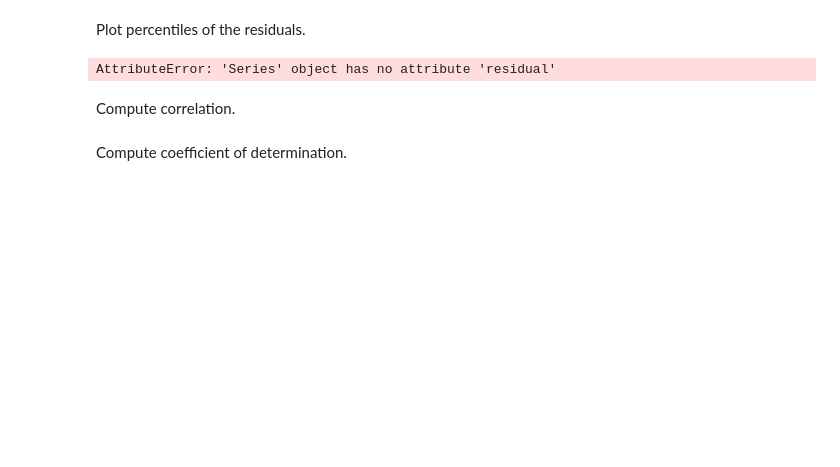
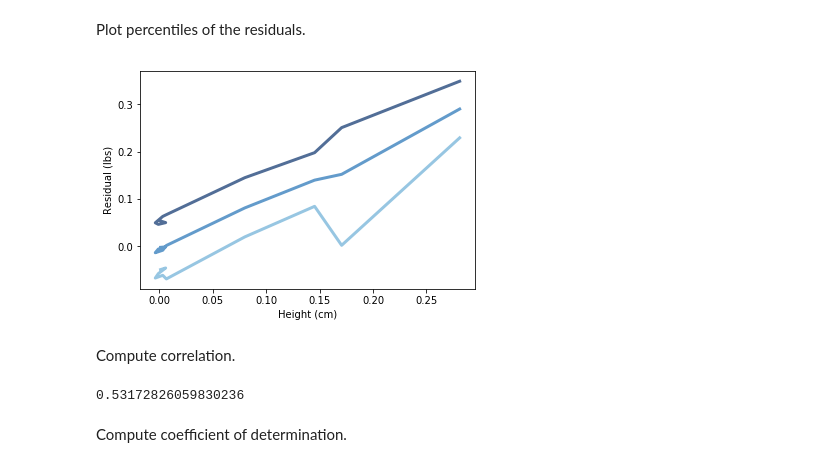
Before and after one commit to SeanCCarter/ThinkStats2, a Jupyter notebook: code/chap10mine.ipynb, the cells around one changed output. Drawn from its saved outputs; the diff is of its cells as text; code cells hidden in the pictures; blank space fills up the shorter version.

```diff
--- a/code/chap10mine.ipynb
+++ b/code/chap10mine.ipynb
@@ -435,18 +446,19 @@ Make the same plot but apply the inverse transform to show weights on a linear (
 # %% [markdown]
 Plot percentiles of the residuals.
 # %%
-bins = np.arange(1.4, 2.4, 3)
-indices = np.digitize(log_weights, bins)
-groups = heights.groupby(indices)
+df['residual'] = Residuals(heights, log_weights, inter, slope)
 
-age_means = [group.mean() for _, group in groups][1:-1]
+bins = np.arange(100, 210, 10)
+indices = np.digitize(df.htm3, bins)
+groups = df.groupby(indices)
+
+height_means = [group.residual.mean() for _, group in groups][1:-1]
 cdfs = [thinkstats2.Cdf(group.residual) for _, group in groups][1:-1]
 
 res = Residuals(heights, log_weights, inter, slope)
 PlotPercentiles(height_means, cdfs)
-thinkplot.Config(xlabel="Mother's age (years)",
-                 ylabel='Residual (lbs)')
+thinkplot.Config(xlabel="Height (cm)", ylabel='Residual (lbs)')
 # %% [output]
-AttributeError: 'Series' object has no attribute 'residual'
+[figure, added]
 # %% [markdown]
 Compute correlation.
@@ -455,2 +465,6 @@ Compute correlation.
+# %%
+thinkstats2.Corr(heights, log_weights)
+# %% [output]
+0.53172826059830236
 # %% [markdown]
 Compute coefficient of determination.
```
Also changed, not shown: parts of 39 cells of this notebook.
